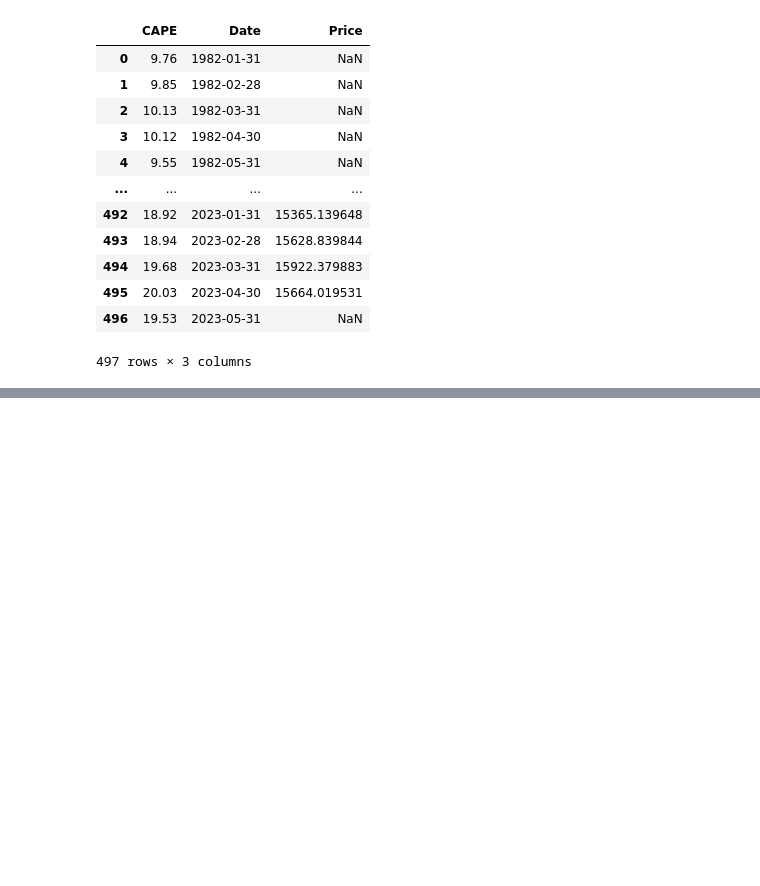
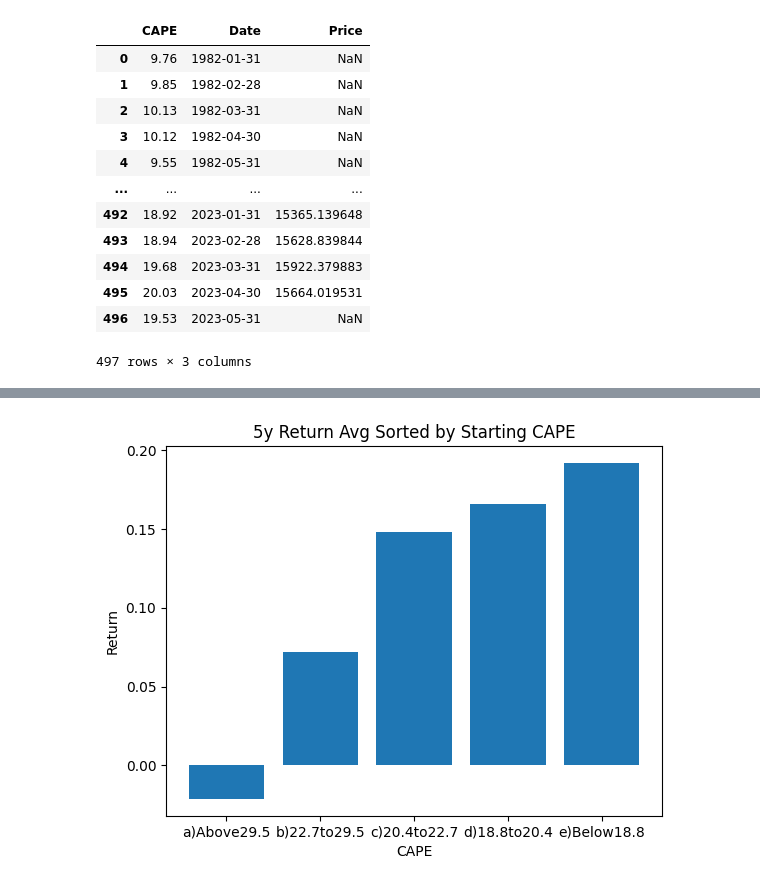
Before and after one commit to afoster28/efi-hw-mktTimingStrat, a Jupyter notebook: EFI_HW_Project_Foster.ipynb, the cells around one changed output, grey strips where cells are left out. Cells and saved outputs as stored; diff of their text form; code cells hidden in the pictures; blank space fills up the shorter version.

Commit message:
German CAPE Return results incl regression

```diff
--- a/EFI_HW_Project_Foster.ipynb
+++ b/EFI_HW_Project_Foster.ipynb
@@ -319,0 +361,8 @@ data_germany.to_csv('data_germany.csv')
+# %%
+data_enhanced_ger['CAPE_Bucket_Roll'] = data_enhanced_ger.apply(lambda x: quantiles_roll_condition(x), axis=1)
+# %%
+data_enhanced_ger['CAPE_Bucket_Roll_Lagged_5y'] = data_enhanced_ger[['CAPE_Bucket_Roll']].shift(60) # shorter roll window 20yrs
+data_enhanced_ger['CAPE_Bucket_Roll_Lagged_1y'] = data_enhanced_ger[['CAPE_Bucket_Roll']].shift(12)
+data_enhanced_ger['CAPE_Bucket_Roll_Lagged_1m'] = data_enhanced_ger[['CAPE_Bucket_Roll']].shift(1)
+# %%
+data_bounded_ger = data_enhanced_ger.loc[(data_enhanced_ger['Date'] >= datetime.date(1993, 1, 1)) & (data_enhanced_ger['Date'] <= datetime.date(2023, 4, 30))].copy() # later start than S&P
@@ -319,0 +371,10 @@ data_germany.to_csv('data_germany.csv')
+# %%
+data_grouped_full_ger = data_bounded_ger.groupby('CAPE_Bucket_Full_Lagged_5y')['Return_5y'].mean() # reduced to 5yrs
+# %%
+plt.bar(data_grouped_full_ger.keys().tolist(), data_grouped_full_ger.tolist())
+plt.title('5y Return Avg Sorted by Starting CAPE')
+plt.xlabel('CAPE')
+plt.ylabel('Return')
+plt.show()
+# %% [output]
+[figure, added]
```
Also changed, not shown: parts of 26 cells of this notebook, 1 other file.
